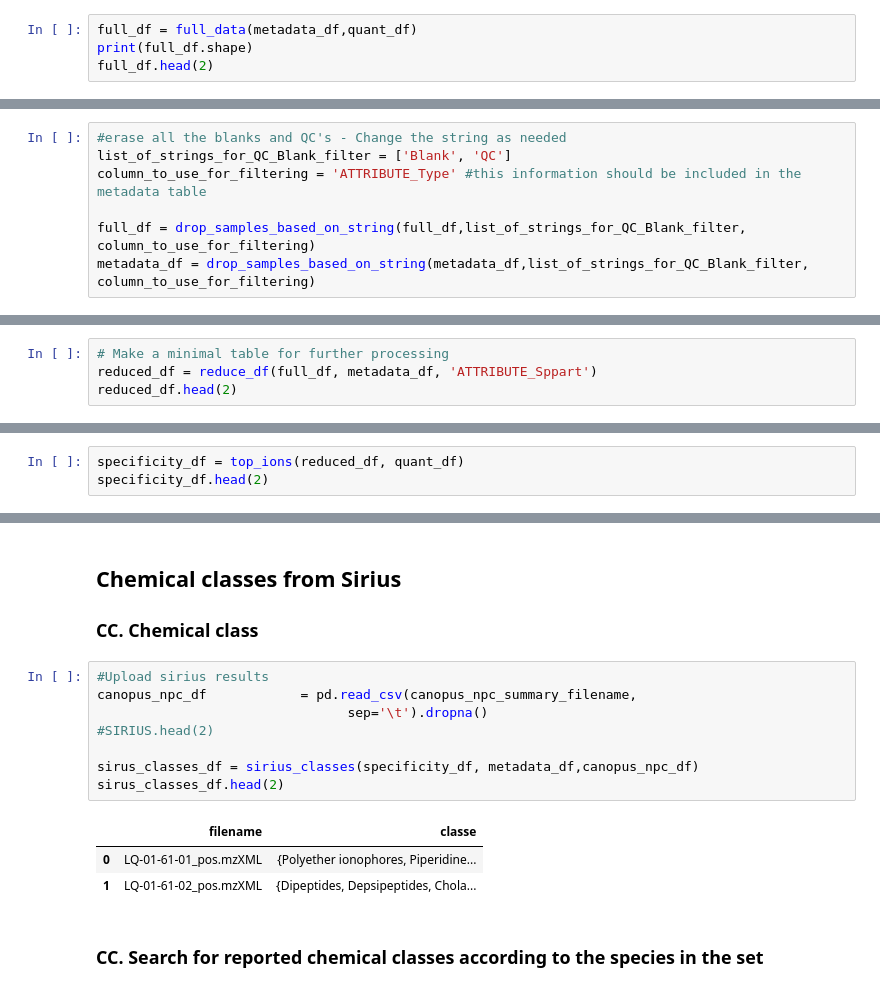
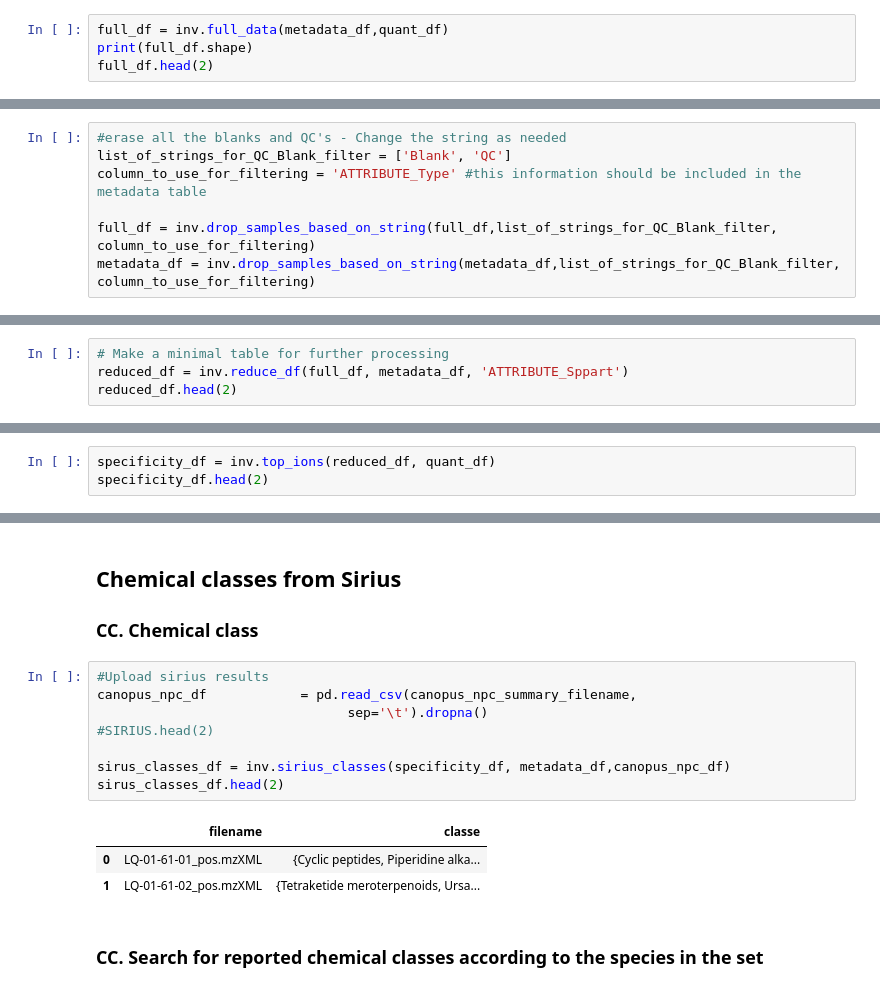
Before and after one commit to luigiquiros/inventa, a Jupyter notebook: notebook/INVENTA_V8.ipynb, the cells around one changed output, grey strips where cells are left out. Cells and saved outputs as stored; diff of their text form.

```diff
--- a/notebook/INVENTA_V8.ipynb
+++ b/notebook/INVENTA_V8.ipynb
@@ -161,7 +150,7 @@ quant_df.head(3)
 # %% [markdown]
 ### Merge tables
 # %%
-full_df = full_data(metadata_df,quant_df)
+full_df = inv.full_data(metadata_df,quant_df)
 print(full_df.shape)
 full_df.head(2)
 # %% [output]
@@ -177,8 +166,8 @@ full_df.head(2)
 list_of_strings_for_QC_Blank_filter = ['Blank', 'QC']
 column_to_use_for_filtering = 'ATTRIBUTE_Type' #this information should be included in the metadata table
 
-full_df = drop_samples_based_on_string(full_df,list_of_strings_for_QC_Blank_filter, column_to_use_for_filtering)
-metadata_df = drop_samples_based_on_string(metadata_df,list_of_strings_for_QC_Blank_filter, column_to_use_for_filtering)
+full_df = inv.drop_samples_based_on_string(full_df,list_of_strings_for_QC_Blank_filter, column_to_use_for_filtering)
+metadata_df = inv.drop_samples_based_on_string(metadata_df,list_of_strings_for_QC_Blank_filter, column_to_use_for_filtering)
 # %% [output]
 (78, 14981)
 (76, 14981)
@@ -186,7 +175,7 @@ metadata_df = drop_samples_based_on_string(metadata_df,list_of_strings_for_QC_Bl
 (76, 11)
 # %%
 # Make a minimal table for further processing
-reduced_df = reduce_df(full_df, metadata_df, 'ATTRIBUTE_Sppart')
+reduced_df = inv.reduce_df(full_df, metadata_df, 'ATTRIBUTE_Sppart')
 reduced_df.head(2)
 # %% [output]
 |  | 1 | 2 | 3 | 4 | 5 | 6 | 7 | 8 | 9 | 10 | ... |
@@ -199,7 +188,7 @@ reduced_df.head(2)
 # %% [markdown]
 ### FC. Feature Specifificty
 # %%
-specificity_df = top_ions(reduced_df, quant_df)
+specificity_df = inv.top_ions(reduced_df, quant_df)
 specificity_df.head(2)
 # %% [output]
 |  | row ID | filename | ATTRIBUTE_Sppart | Feature_specificity |
@@ -306,15 +291,15 @@ pcoa_2d(
 # %%
 #Upload sirius results
 canopus_npc_df            = pd.read_csv(canopus_npc_summary_filename,
                                 sep='\t').dropna()
 #SIRIUS.head(2)
 
-sirus_classes_df = sirius_classes(specificity_df, metadata_df,canopus_npc_df)
+sirus_classes_df = inv.sirius_classes(specificity_df, metadata_df,canopus_npc_df)
 sirus_classes_df.head(2)
 # %% [output]
 |  | filename | classe |
-| 0 | LQ-01-61-01_pos.mzXML | {Polyether ionophores, Piperidine... |
-| 1 | LQ-01-61-02_pos.mzXML | {Dipeptides, Depsipeptides, Chola... |
+| 0 | LQ-01-61-01_pos.mzXML | {Cyclic peptides, Piperidine alka... |
+| 1 | LQ-01-61-02_pos.mzXML | {Tetraketide meroterpenoids, Ursa... |
 # %% [markdown]
 ### CC. Search for reported chemical classes according to the species in the set
 # %%
```
Also changed, not shown: parts of 12 cells of this notebook, 2 other files.
